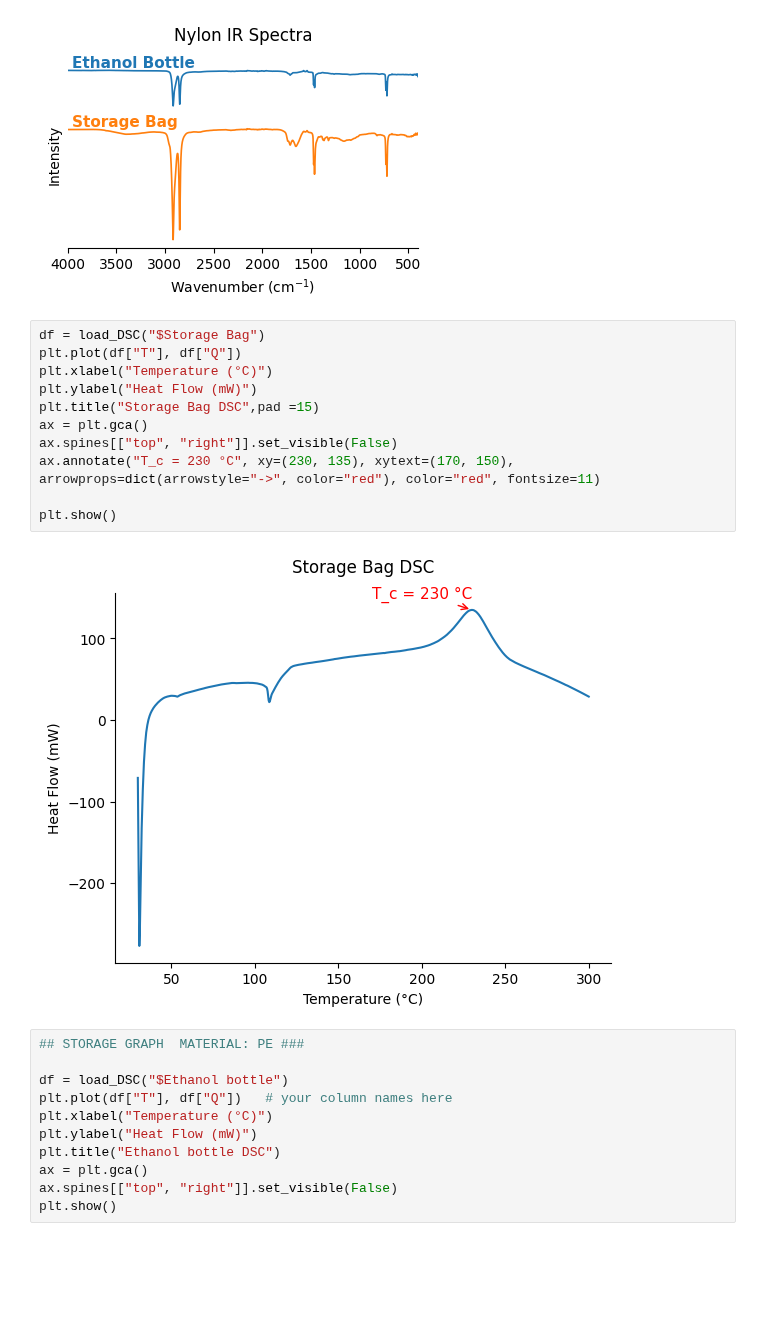
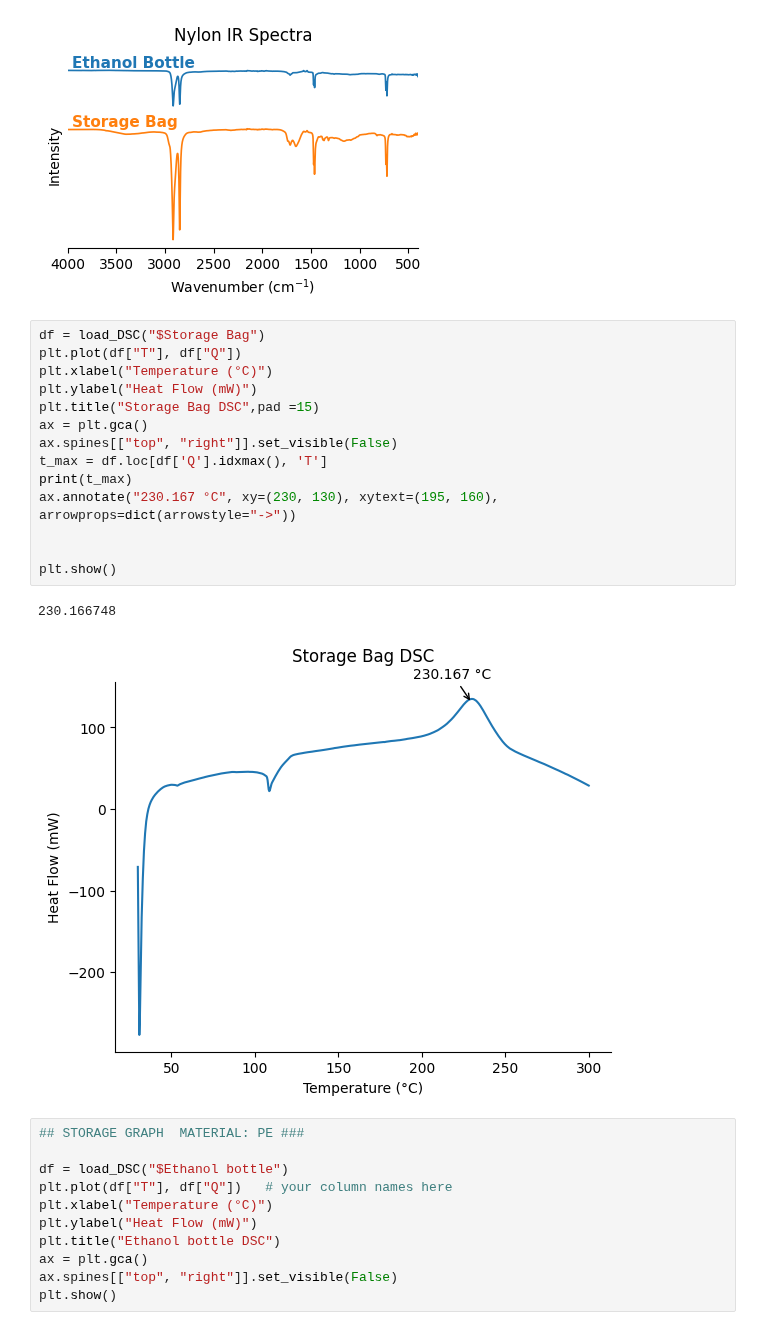
Before and after one commit to NethKuru/CHE-329-Physical-Chemistry-Lab, a Jupyter notebook: Lab01-Polyermer_Characterization_/Visualization.ipynb, the cells around one changed output. Drawn from its saved outputs; the diff is of its cells as text; blank space fills up the shorter version.

```diff
--- a/Lab01-Polyermer_Characterization_/Visualization.ipynb
+++ b/Lab01-Polyermer_Characterization_/Visualization.ipynb
@@ -121,16 +121,20 @@ plt.show()
 # %%
 df = load_DSC("$Storage Bag")
 plt.plot(df["T"], df["Q"])
 plt.xlabel("Temperature (°C)")
 plt.ylabel("Heat Flow (mW)")
 plt.title("Storage Bag DSC",pad =15)
 ax = plt.gca()
 ax.spines[["top", "right"]].set_visible(False)
-ax.annotate("T_c = 230 °C", xy=(230, 135), xytext=(170, 150), arrowprops=dict(arrowstyle="->", color="red"), color="red", fontsize=11)
+t_max = df.loc[df['Q'].idxmax(), 'T']
+print(t_max)
+ax.annotate("230.167 °C", xy=(230, 130), xytext=(195, 160), arrowprops=dict(arrowstyle="->"))
+
 
 plt.show()
 # %% [output]
+230.166748
-[figure, old version]
+[figure, new version]
 # %%
 ## STORAGE GRAPH  MATERIAL: PE ###
 
```
Also changed, not shown: parts of 2 cells of this notebook, 4 other files.
